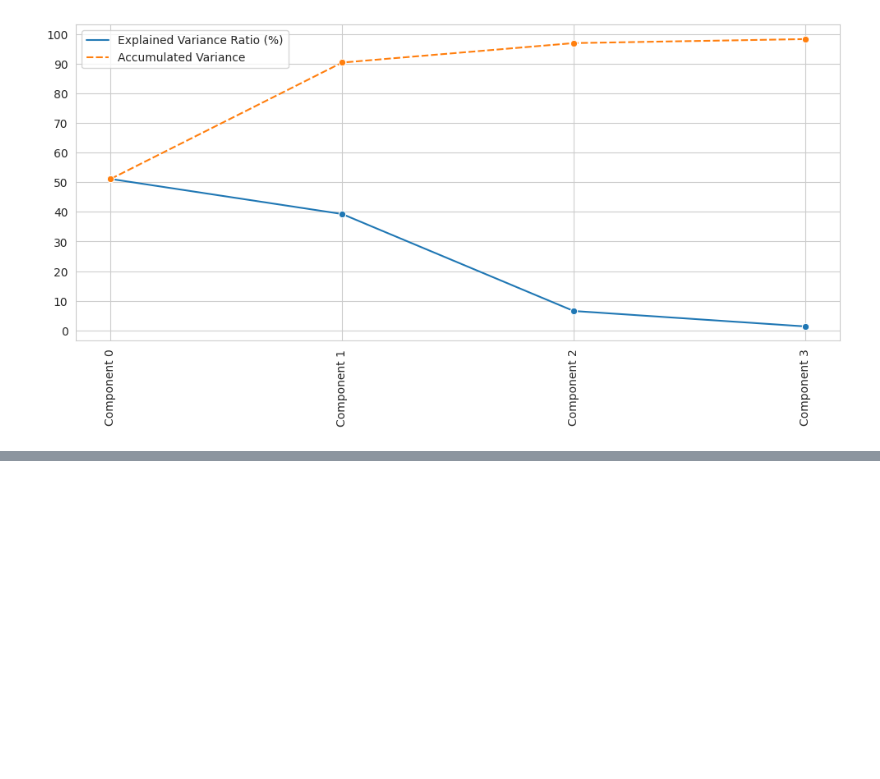
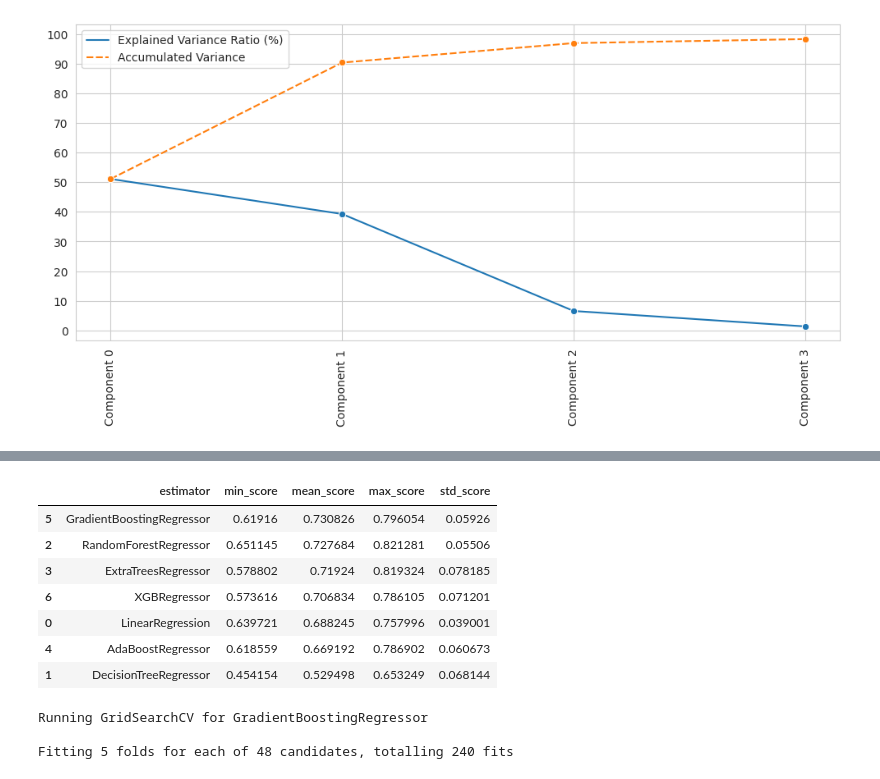
Before and after one commit to blackcatten/Heritage-Housing-project--Predictive-Analytics, a Jupyter notebook: jupyter_notebooks/05_ModelingandEvaluation-Predict.ipynb, the cells around one changed output, grey strips where cells are left out. Cells and saved outputs as stored; diff of their text form; code cells hidden in the pictures; blank space fills up the shorter version.

```diff
--- a/jupyter_notebooks/05_ModelingandEvaluation-Predict.ipynb
+++ b/jupyter_notebooks/05_ModelingandEvaluation-Predict.ipynb
@@ -501,0 +594,12 @@ pca_components_analysis(df_pca=df_pca, n_components=n_components)
+# %%
+grid_search_summary, grid_search_pipelines = quick_search.score_summary(sort_by='mean_score')
+grid_search_summary
+# %% [output]
+|  | estimator | min_score | mean_score | max_score | std_score |
+| 5 | GradientBoostingRegressor | 0.61916 | 0.730826 | 0.796054 | 0.05926 |
+| 2 | RandomForestRegressor | 0.651145 | 0.727684 | 0.821281 | 0.05506 |
+| 3 | ExtraTreesRegressor | 0.578802 | 0.71924 | 0.819324 | 0.078185 |
+| 6 | XGBRegressor | 0.573616 | 0.706834 | 0.786105 | 0.071201 |
+| 0 | LinearRegression | 0.639721 | 0.688245 | 0.757996 | 0.039001 |
+| 4 | AdaBoostRegressor | 0.618559 | 0.669192 | 0.786902 | 0.060673 |
+| 1 | DecisionTreeRegressor | 0.454154 | 0.529498 | 0.653249 | 0.068144 |
@@ -501,0 +621,7 @@ pca_components_analysis(df_pca=df_pca, n_components=n_components)
+# %%
+quick_search = HyperparameterOptimizationSearch(models=models_search, params=params_search)
+quick_search.fit(X_train, y_train, scoring='r2', n_jobs=-1, cv=5)
+# %% [output]
+Running GridSearchCV for GradientBoostingRegressor
+
+Fitting 5 folds for each of 48 candidates, totalling 240 fits
```
Also changed, not shown: parts of 15 cells of this notebook.
